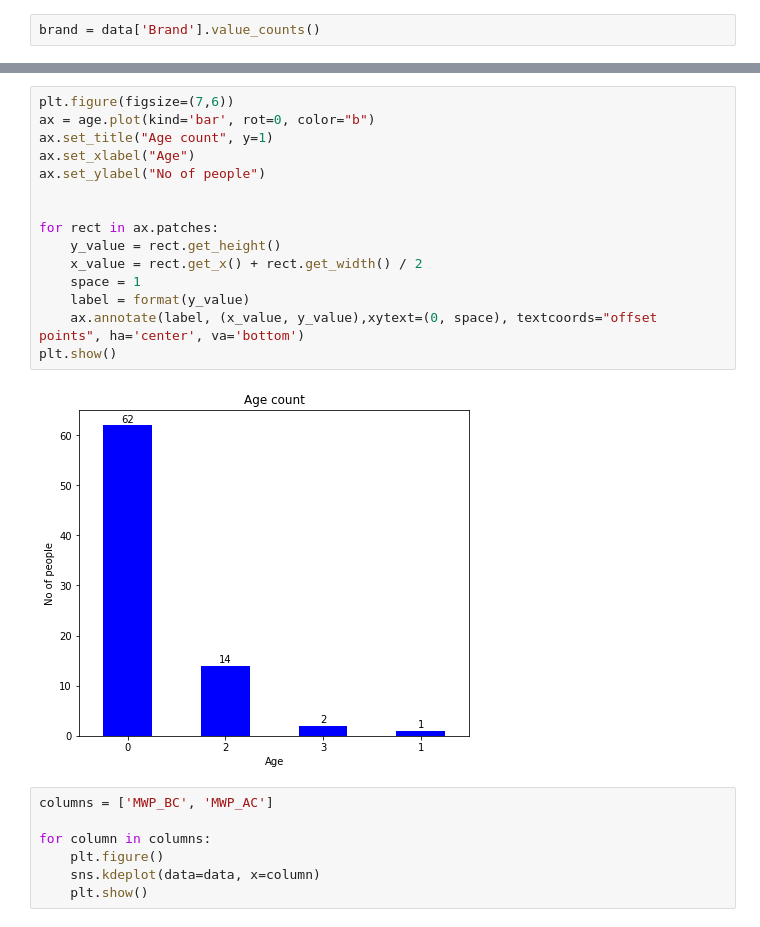
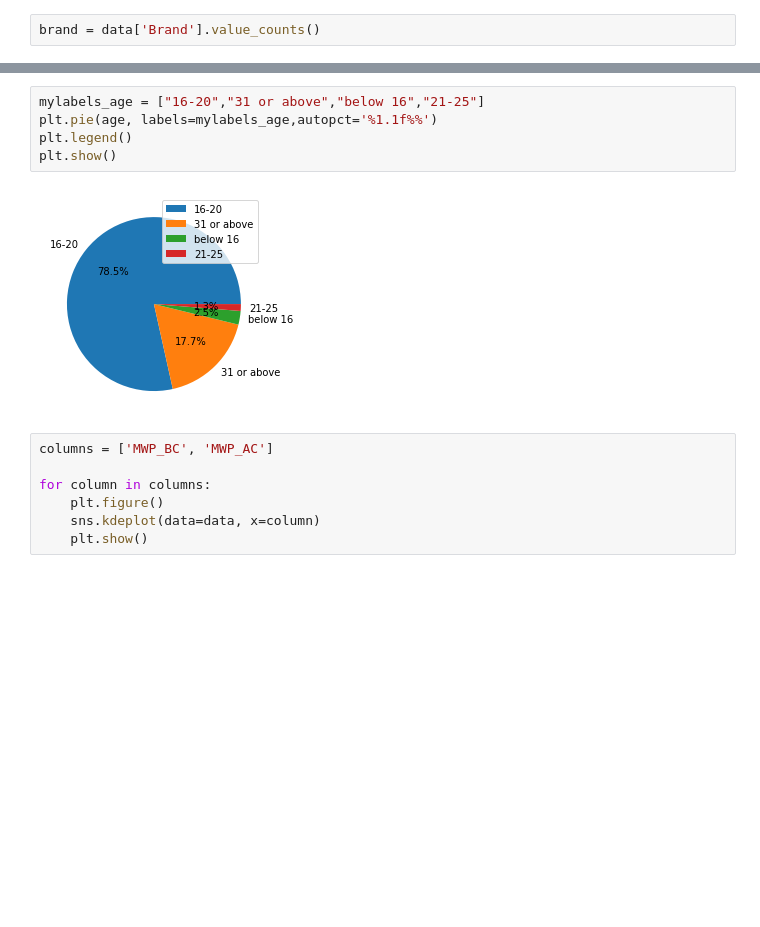
Before and after one commit to kashvi05/MAT502-Advance-Statistics-Project, a Jupyter notebook: DataAnalysis.ipynb, the cells around one changed output, grey strips where cells are left out. Saved outputs shown, nothing was run; the diff lists cells and outputs as text; blank space fills up the shorter version.

```diff
--- a/DataAnalysis.ipynb
+++ b/DataAnalysis.ipynb
@@ -118,20 +103,10 @@ age = data['Age'].value_counts()
-# %%
-plt.figure(figsize=(7,6))
-ax = age.plot(kind='bar', rot=0, color="b")
-ax.set_title("Age count", y=1)
-ax.set_xlabel("Age")
-ax.set_ylabel("No of people")
-
-
-for rect in ax.patches:
-    y_value = rect.get_height()
-    x_value = rect.get_x() + rect.get_width() / 2
-    space = 1
-    label = format(y_value)
-    ax.annotate(label, (x_value, y_value),xytext=(0, space), textcoords="offset points", ha='center', va='bottom')
-plt.show()
-# %% [output]
-[figure, removed]
+# %%
+mylabels_age = ["16-20","31 or above","below 16","21-25"]
+plt.pie(age, labels=mylabels_age,autopct='%1.1f%%')
+plt.legend()
+plt.show()
+# %% [output]
+[figure, added]
 # %%
 columns = ['MWP_BC', 'MWP_AC']
 
```
Also changed, not shown: parts of 8 cells of this notebook.
